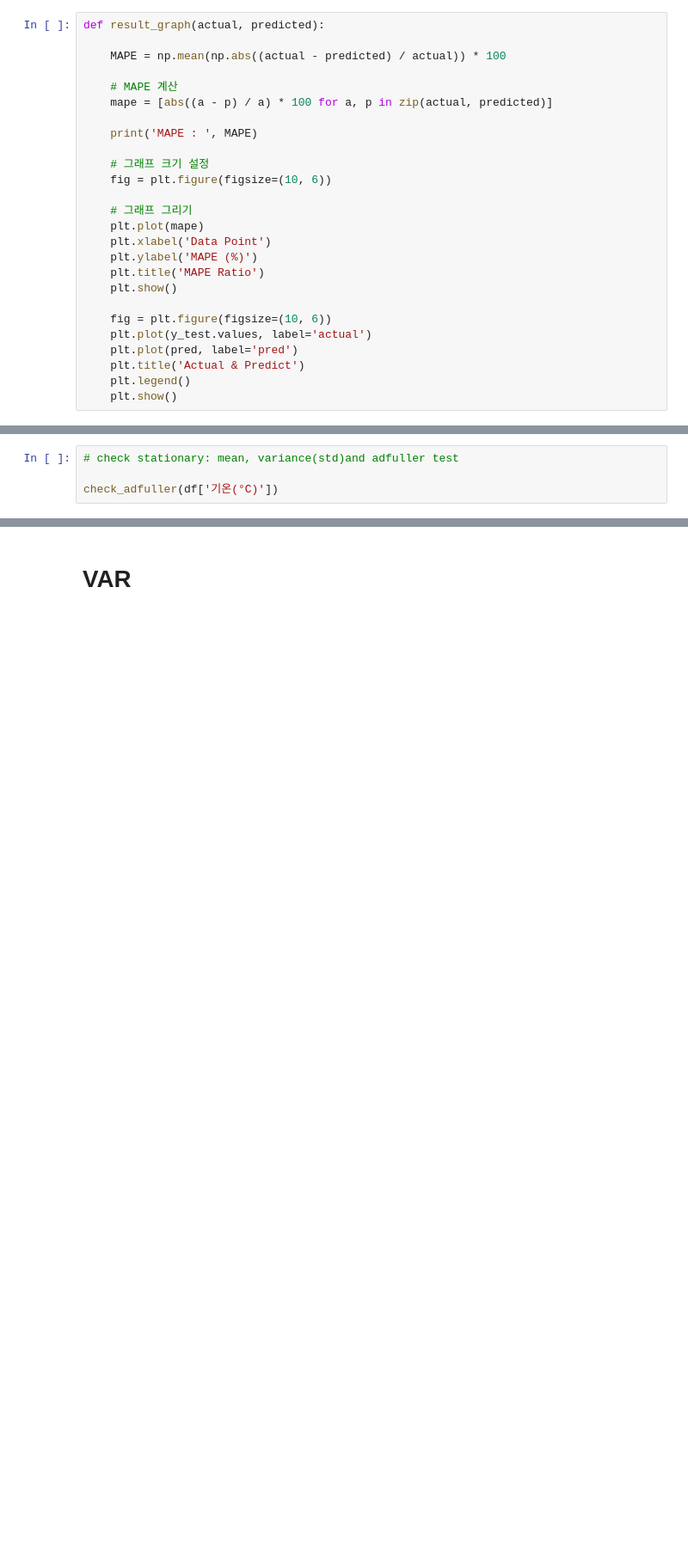
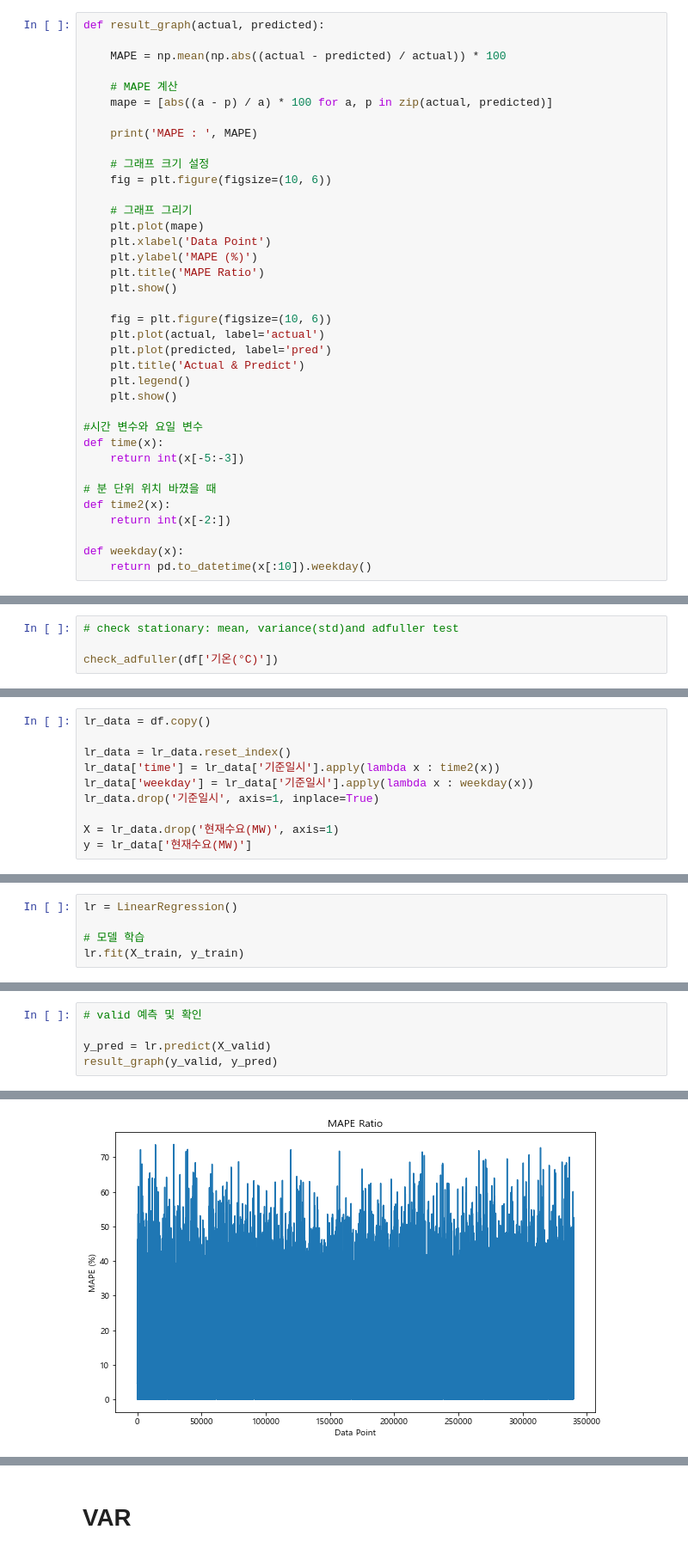
Before and after one commit to lhshs/Contest, a Jupyter notebook: 2307_11th_PublicData/Modeling.ipynb, the cells around one changed output, grey strips where cells are left out. Shown at 86% size. Cells and saved outputs as stored; diff of their text form; blank space fills up the shorter version.

Commit message:
linear_regression

```diff
--- a/2307_11th_PublicData/Modeling.ipynb
+++ b/2307_11th_PublicData/Modeling.ipynb
@@ -37,8 +52,19 @@ def result_graph(actual, predicted):
     plt.show()
 
     fig = plt.figure(figsize=(10, 6))
-    plt.plot(y_test.values, label='actual')
-    plt.plot(pred, label='pred')
+    plt.plot(actual, label='actual')
+    plt.plot(predicted, label='pred')
     plt.title('Actual & Predict')
     plt.legend()
     plt.show()
+
+#시간 변수와 요일 변수
+def time(x):
+    return int(x[-5:-3])
+
+# 분 단위 위치 바꼈을 때
+def time2(x):
+    return int(x[-2:])
+
+def weekday(x):
+    return pd.to_datetime(x[:10]).weekday()
@@ -64,0 +92,10 @@ from sklearn.linear_model import LinearRegression
+# %%
+lr_data = df.copy()
+
+lr_data = lr_data.reset_index()
+lr_data['time'] = lr_data['기준일시'].apply(lambda x : time2(x))
+lr_data['weekday'] = lr_data['기준일시'].apply(lambda x : weekday(x))
+lr_data.drop('기준일시', axis=1, inplace=True)
+
+X = lr_data.drop('현재수요(MW)', axis=1)
+y = lr_data['현재수요(MW)']
@@ -64,0 +139,5 @@ from sklearn.linear_model import LinearRegression
+# %%
+lr = LinearRegression()
+
+# 모델 학습
+lr.fit(X_train, y_train)
@@ -64,0 +146,6 @@ from sklearn.linear_model import LinearRegression
+# %%
+# valid 예측 및 확인
+
+y_pred = lr.predict(X_valid)
+result_graph(y_valid, y_pred)
+# %% [output]
@@ -64,0 +153 @@ from sklearn.linear_model import LinearRegression
+[figure, added]
```
Also changed, not shown: parts of 28 cells of this notebook.
